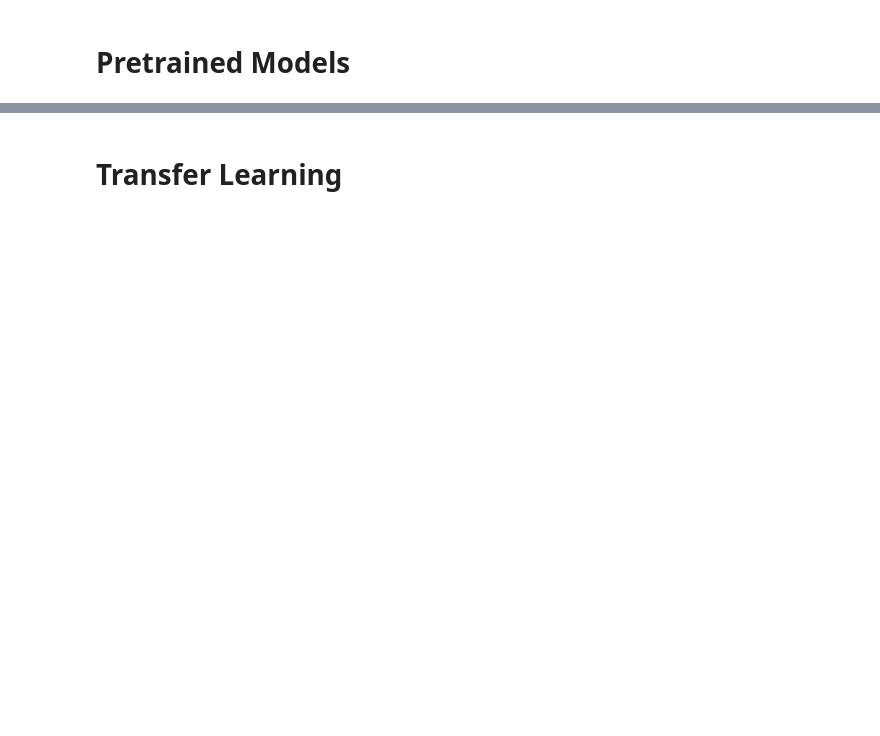
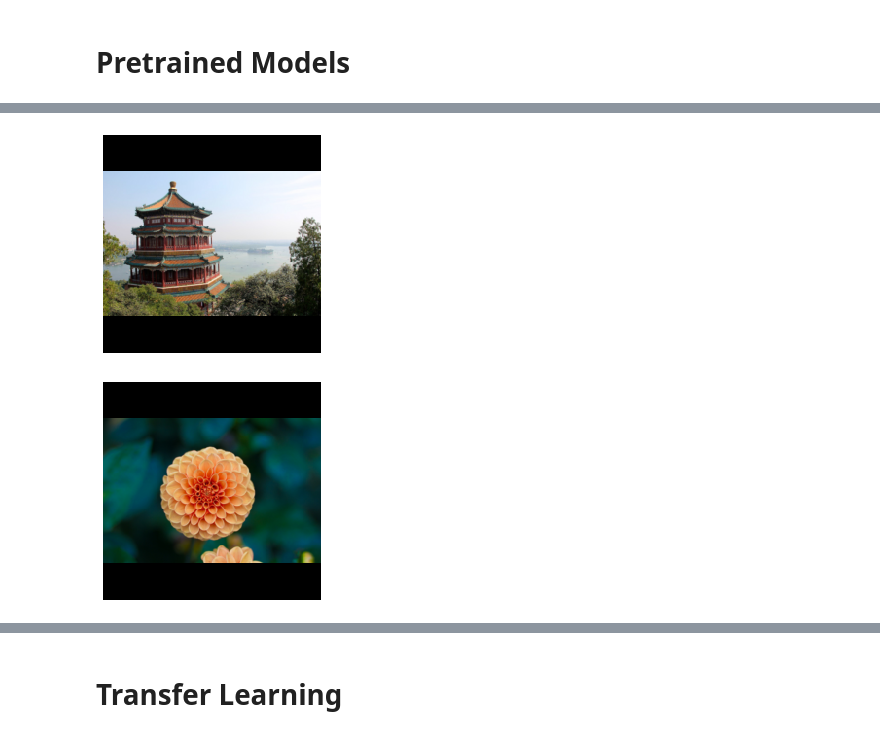
Before and after one commit to federicochiarello/Hands-On-ML-Notebooks, a Jupyter notebook: 14_Deep_Computer_Vision_with_CNNs.ipynb, the cells around one changed output, grey strips where cells are left out. Saved outputs shown, nothing was run; the diff lists cells and outputs as text; code cells hidden in the pictures; blank space fills up the shorter version.

```diff
--- a/14_Deep_Computer_Vision_with_CNNs.ipynb
+++ b/14_Deep_Computer_Vision_with_CNNs.ipynb
@@ -331,0 +473,7 @@ GoogLeNet
+# %%
+images_resized = tf.image.resize_with_pad(images, 224, 224, antialias=True)
+plot_color_image(images_resized[0])
+plt.show()
+plot_color_image(images_resized[1])
+plt.show()
+# %% [output]
@@ -331,0 +481,2 @@ GoogLeNet
+[figure, added]
+[figure, added]
```
Also changed, not shown: parts of 48 cells of this notebook.
